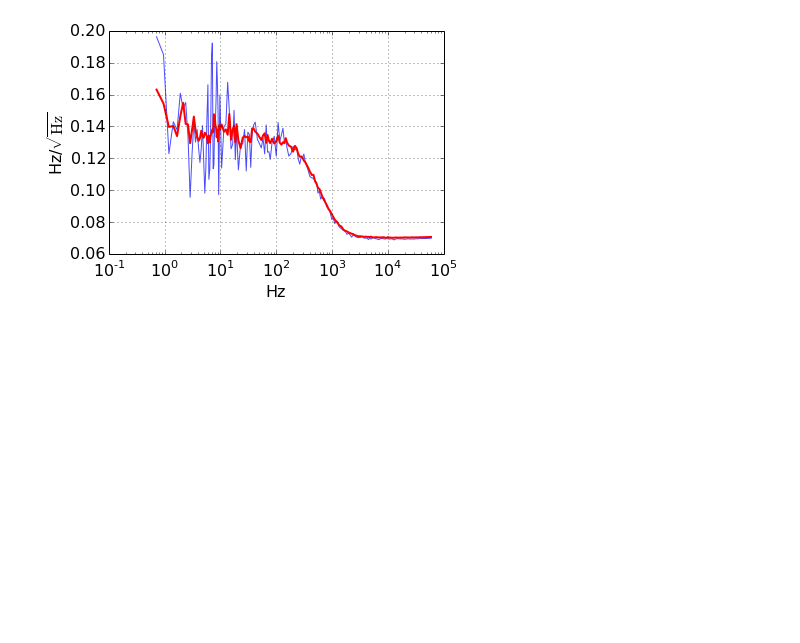
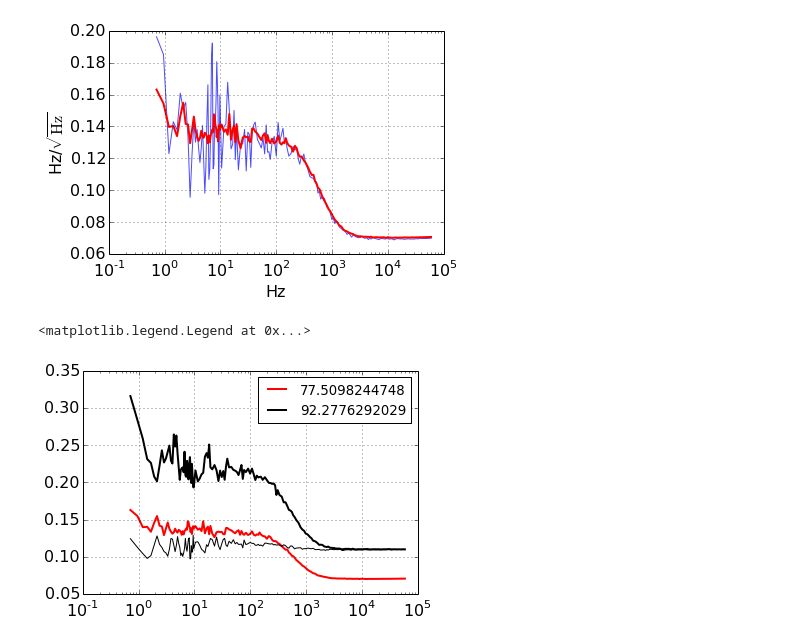
Before and after one commit to gitj/notebooks, a Jupyter notebook: 2014-06-24-average-psd.ipynb, the cells around one changed output. Cells and saved outputs as stored; diff of their text form; code cells hidden in the pictures; blank space fills up the shorter version.

```diff
--- a/2014-06-24-average-psd.ipynb
+++ b/2014-06-24-average-psd.ipynb
@@ -16,7 +16,8 @@ or matplotlib.backends is imported for the first time.
 # %%
 kid_readout.analysis.noise_measurement.SweepNoiseMeasurement?
 # %%
-nms = [kid_readout.analysis.noise_measurement.SweepNoiseMeasurement(fn,deglitch_threshold=7) for fn in ncs]
+nms0 = [kid_readout.analysis.noise_measurement.SweepNoiseMeasurement(fn,deglitch_threshold=7) for fn in ncs]
+nms1 = [kid_readout.analysis.noise_measurement.SweepNoiseMeasurement(fn,deglitch_threshold=7,resonator_index=1) for fn in ncs]
 # %% [output]
 0 65536 rejecting 0.0
 0 131072 rejecting 4.57763671875e-05
@@ -42,0 +46,3 @@ for nm in nms:
+# %%
+avg0 = np.array([nm.pca_eigvals for nm in nms0]).mean(0)
+avg0.shape
@@ -43,7 +51,8 @@ for nm in nms:
 # %%
-avg = np.array([nm.pca_eigvals[1,:] for nm in nms]).mean(0)
+avg1 = np.array([nm.pca_eigvals[1,:] for nm in nms1]).mean(0)
 # %%
-amp = np.array([nm.pca_eigvals[0,:] for nm in nms]).mean(0)
+amp0 = np.array([nm.pca_eigvals[0,:] for nm in nms0]).mean(0)
+amp1 = np.array([nm.pca_eigvals[0,:] for nm in nms1]).mean(0)
 # %%
 avg.shape
 # %% [output]
@@ -59,3 +68,13 @@ xlabel('Hz')
 # %% [output]
 <matplotlib.text.Text at 0x...>
 [figure]
+# %%
+semilogx(nm.pca_freq[3:],np.sqrt(avg0[3:]*(nms0[0].resonator_model.f_0*1e6)**2),'r',lw=2,label=(str(nms0[0].resonator_model.f_0)))
+semilogx(nm.pca_freq[3:],np.sqrt(avg1[3:]*(nms1[0].resonator_model.f_0*1e6)**2),'k',lw=2,label=(str(nms1[0].resonator_model.f_0)))
+semilogx(nm.pca_freq[3:],np.sqrt(amp1[3:]*(nms1[0].resonator_model.f_0*1e6)**2),'k')
+grid()
+
+legend(loc='upper right',prop=dict(size='small'))
+# %% [output]
+<matplotlib.legend.Legend at 0x...>
+[figure, added]
```
Also changed, not shown: parts of 7 cells of this notebook.
